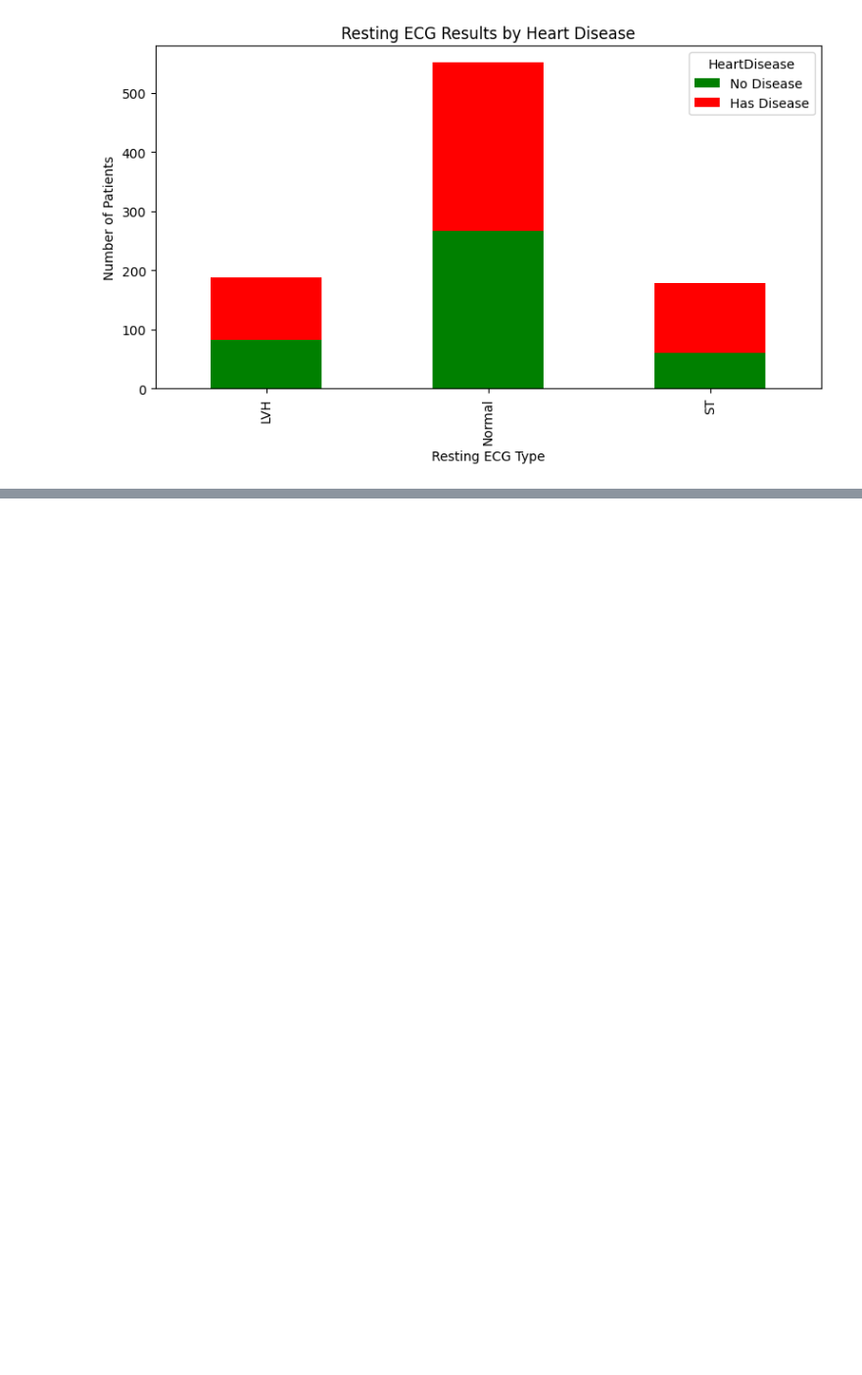
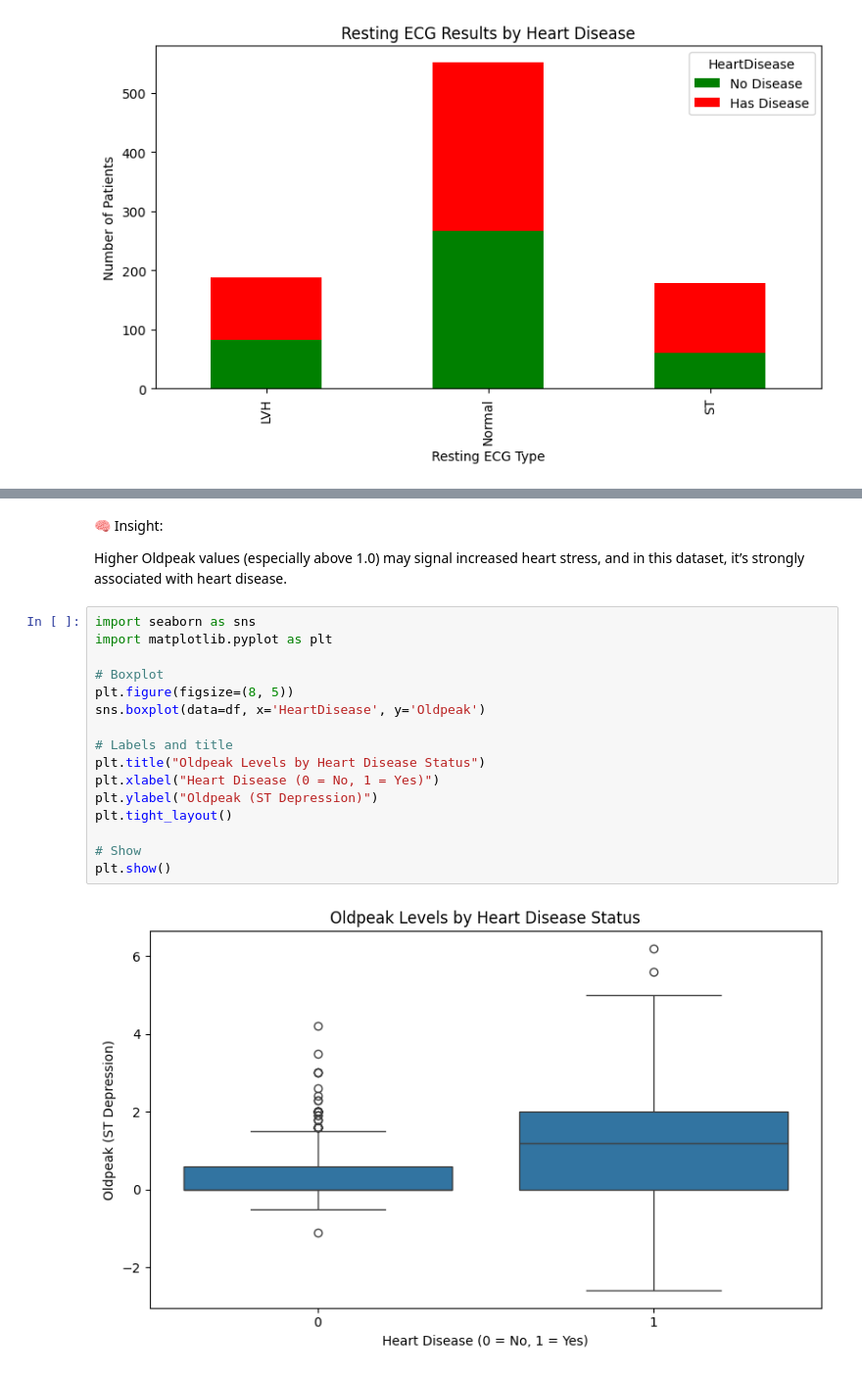
Before and after one commit to vivekr25/heart-disease-analysis, a Jupyter notebook: HeartRatePrediction.ipynb, the cells around one changed output, grey strips where cells are left out. Shown: that part at 98% size. Cells and saved outputs as stored; diff of their text form; blank space fills up the shorter version.

```diff
--- a/HeartRatePrediction.ipynb
+++ b/HeartRatePrediction.ipynb
@@ -519,0 +569,22 @@ plt.show()
+# %% [markdown]
+🧠 Insight:
+
+Higher Oldpeak values (especially above 1.0) may signal increased heart stress, and in this dataset, it’s strongly associated with heart disease.
+# %%
+import seaborn as sns
+import matplotlib.pyplot as plt
+
+# Boxplot
+plt.figure(figsize=(8, 5))
+sns.boxplot(data=df, x='HeartDisease', y='Oldpeak')
+
+# Labels and title
+plt.title("Oldpeak Levels by Heart Disease Status")
+plt.xlabel("Heart Disease (0 = No, 1 = Yes)")
+plt.ylabel("Oldpeak (ST Depression)")
+plt.tight_layout()
+
+# Show
+plt.show()
+# %% [output]
+[figure, added]
```
Also changed, not shown: parts of 6 cells of this notebook.
